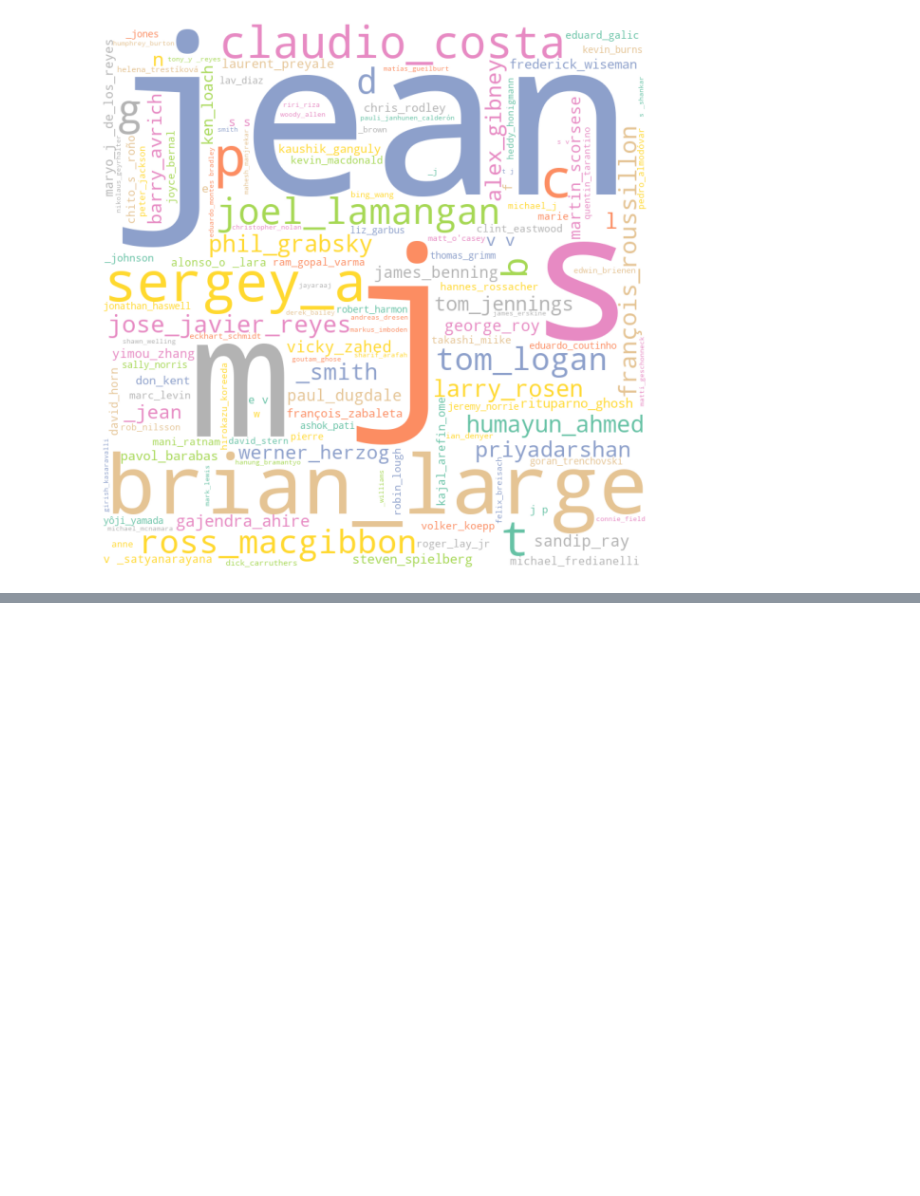
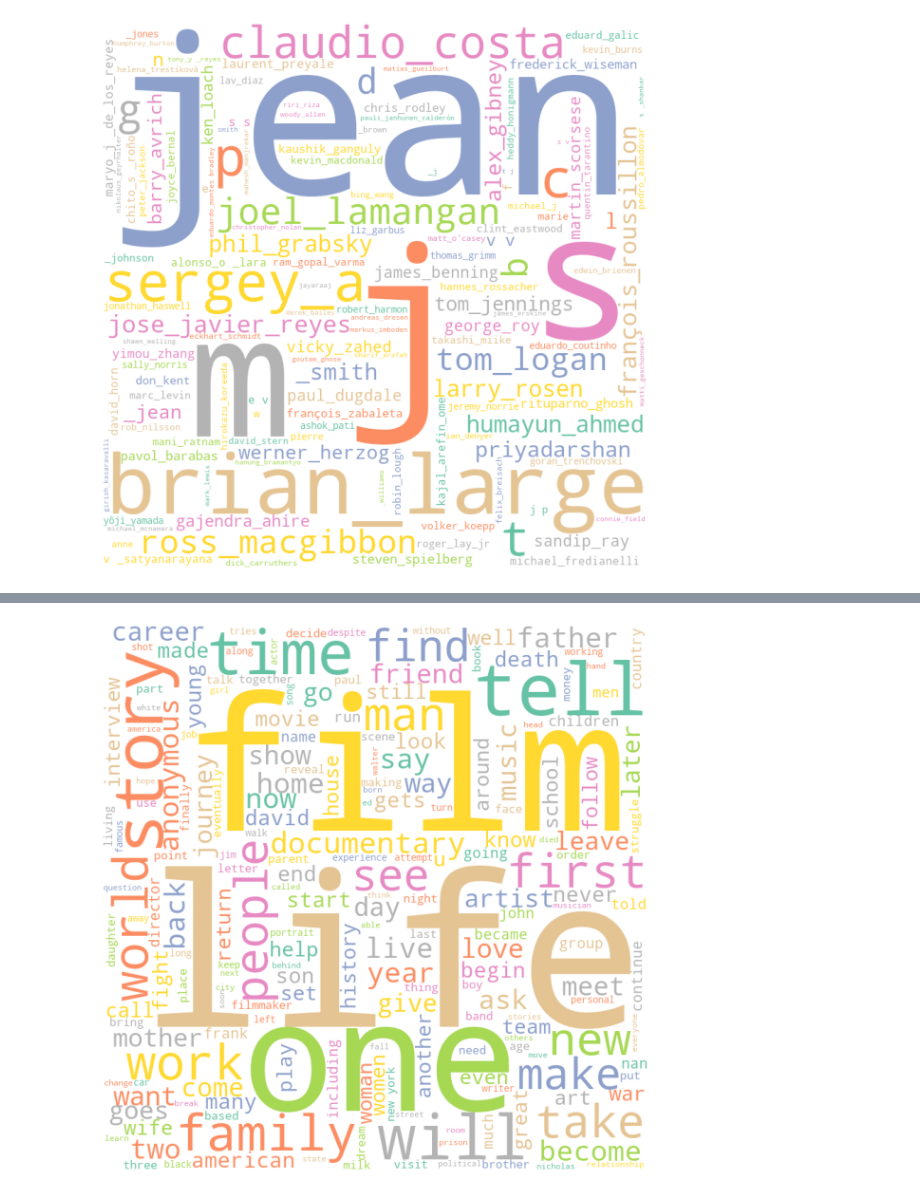
Before and after one commit to margaridav27/feup-pri, a Jupyter notebook: milestone1/notebooks/plots.ipynb, the cells around one changed output, grey strips where cells are left out. Saved outputs shown, nothing was run; the diff lists cells and outputs as text; code cells hidden in the pictures; blank space fills up the shorter version.

```diff
--- a/milestone1/notebooks/plots.ipynb
+++ b/milestone1/notebooks/plots.ipynb
@@ -268,0 +317,18 @@ plt.show()
+# %%
+biography = df_genre[df_genre['genres'] == 'Biography']
+
+wordcloud = WordCloud(
+    width=800,
+    height=800,
+    background_color='white',
+    colormap='Set2',
+    min_font_size=10).generate(return_text(biography))
+
+plt.figure(figsize=(8,8), facecolor=None)
+plt.imshow(wordcloud)
+plt.axis('off')
+plt.tight_layout(pad=0)
+
+plt.show()
+# %% [output]
+[figure, added]
```
Also changed, not shown: parts of 10 cells of this notebook, 7 other files.
